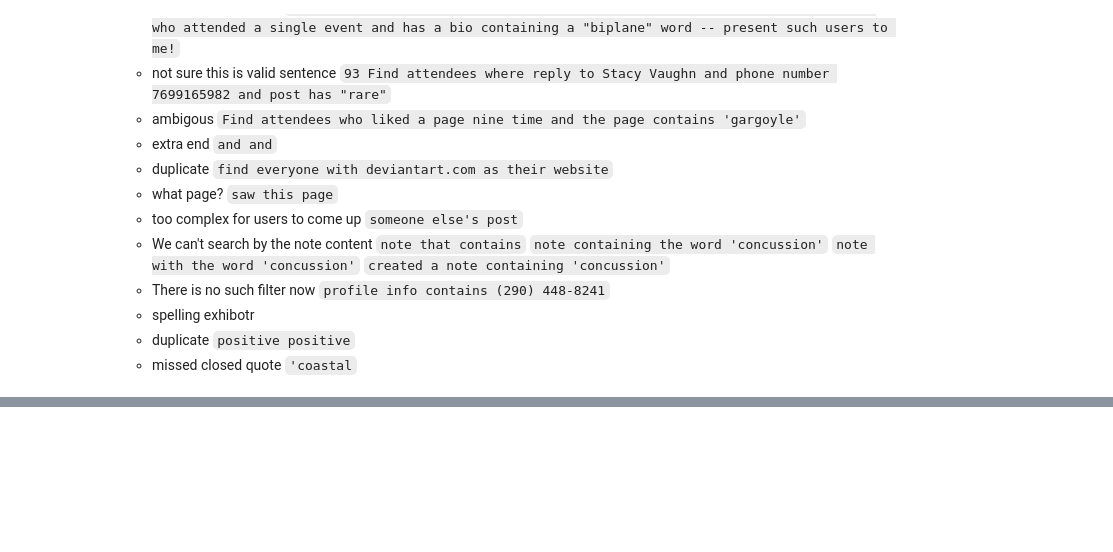
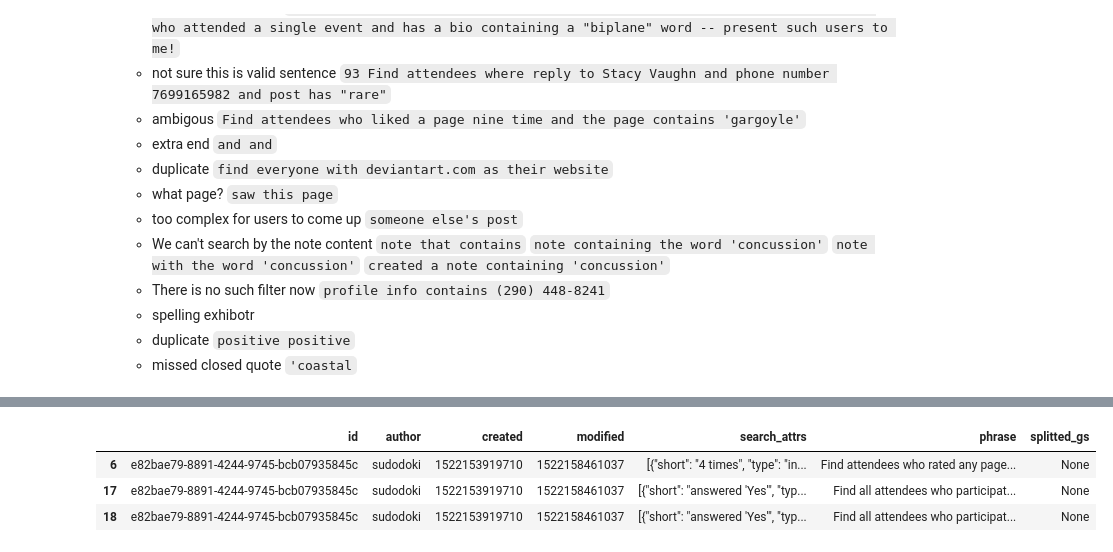
Before and after one commit to sudodoki/prj-nlp, a Jupyter notebook: students/SerhiiNechyporchuk/project/Project.ipynb, the cells around one changed output, grey strips where cells are left out. Saved outputs shown, nothing was run; the diff lists cells and outputs as text; code cells hidden in the pictures; blank space fills up the shorter version.

```diff
--- a/students/SerhiiNechyporchuk/project/Project.ipynb
+++ b/students/SerhiiNechyporchuk/project/Project.ipynb
@@ -54,3 +101,16 @@ df.sample(10)
+# %%
+df = pd.read_csv('dataset/phrases_splitted_1522422847595.csv')
+df.splitted_phrase = df.splitted_phrase.apply(json.loads)
+mapcatted = pd.DataFrame([(row.id, phrase) for i,row in df.iterrows() for phrase in row.splitted_phrase],
+                        columns=['id', 'phrase'])
+mapcatted.to_csv('dataset/phrases_unique_splitted_1522422847595.csv')
 # %%
 snlp = StanfordCoreNLP(path_or_host='http://localhost', port=9000)
+# %%
+df[df.phrase.str.contains('participated in poll and answered yes')]
+# %% [output]
+|  | id | author | created | modified | search_attrs | phrase | splitted_gs |
+| 6 | e82bae79-8891-4244-9745-bcb07935845c | sudodoki | 1522153919710 | 1522158461037 | [{"short": "4 times", "type": "in... | Find attendees who rated any page... | None |
+| 17 | e82bae79-8891-4244-9745-bcb07935845c | sudodoki | 1522153919710 | 1522158461037 | [{"short": "answered 'Yes'", "typ... | Find all attendees who participat... | None |
+| 18 | e82bae79-8891-4244-9745-bcb07935845c | sudodoki | 1522153919710 | 1522158461037 | [{"short": "answered 'Yes'", "typ... | Find all attendees who participat... | None |
 # %%
```
Also changed, not shown: parts of 12 cells of this notebook, 3 other files.
